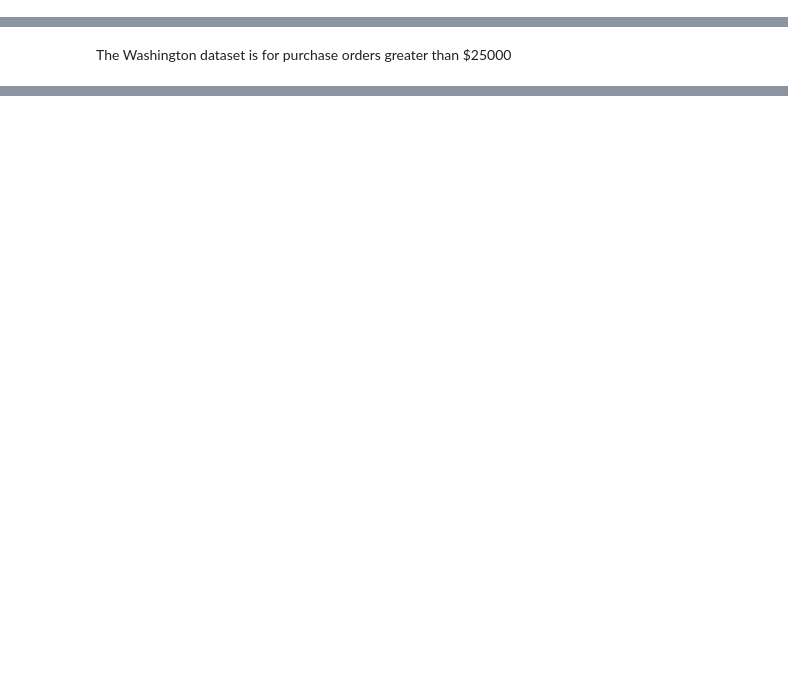
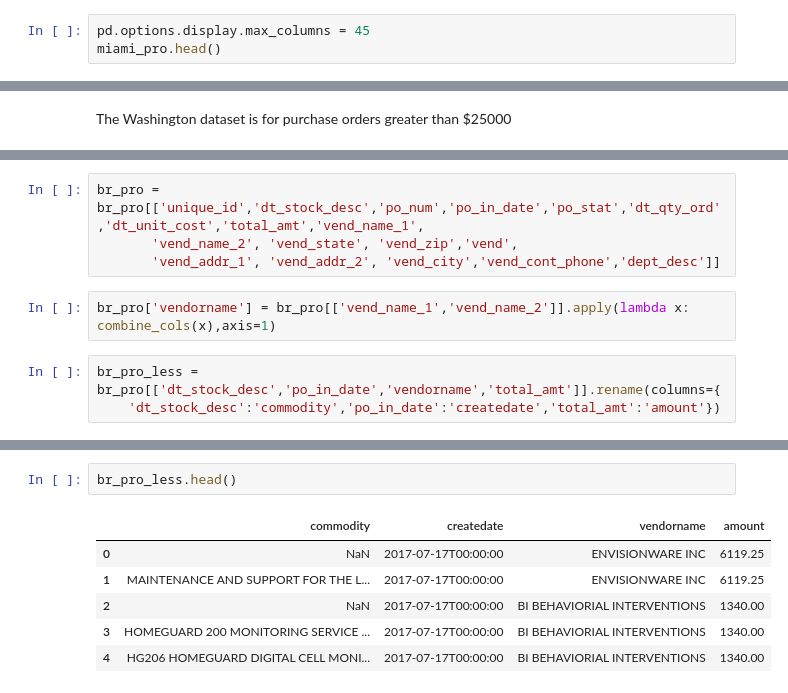
Before and after one commit to sunlightpolicy/open_data_standards_project, a Jupyter notebook: procurement.ipynb, the cells around one changed output, grey strips where cells are left out. Drawn from its saved outputs; the diff is of its cells as text; blank space fills up the shorter version.

```diff
--- a/procurement.ipynb
+++ b/procurement.ipynb
@@ -16,0 +7,3 @@ miami_pro.head()
+# %%
+pd.options.display.max_columns = 45
+miami_pro.head()
@@ -41,0 +71,9 @@ The Washington dataset is for purchase orders greater than $25000
+# %%
+br_pro = br_pro[['unique_id','dt_stock_desc','po_num','po_in_date','po_stat','dt_qty_ord','dt_unit_cost','total_amt','vend_name_1',
+       'vend_name_2', 'vend_state', 'vend_zip','vend',
+       'vend_addr_1', 'vend_addr_2', 'vend_city','vend_cont_phone','dept_desc']]
+# %%
+br_pro['vendorname'] = br_pro[['vend_name_1','vend_name_2']].apply(lambda x: combine_cols(x),axis=1)
+# %%
+br_pro_less = br_pro[['dt_stock_desc','po_in_date','vendorname','total_amt']].rename(columns={
+    'dt_stock_desc':'commodity','po_in_date':'createdate','total_amt':'amount'})
@@ -41,0 +166,9 @@ The Washington dataset is for purchase orders greater than $25000
+# %%
+br_pro_less.head()
+# %% [output]
+|  | commodity | createdate | vendorname | amount |
+| 0 | NaN | 2017-07-17T00:00:00 | ENVISIONWARE INC | 6119.25 |
+| 1 | MAINTENANCE AND SUPPORT FOR THE L... | 2017-07-17T00:00:00 | ENVISIONWARE INC | 6119.25 |
+| 2 | NaN | 2017-07-17T00:00:00 | BI BEHAVIORIAL INTERVENTIONS | 1340.00 |
+| 3 | HOMEGUARD 200 MONITORING SERVICE ... | 2017-07-17T00:00:00 | BI BEHAVIORIAL INTERVENTIONS | 1340.00 |
+| 4 | HG206 HOMEGUARD DIGITAL CELL MONI... | 2017-07-17T00:00:00 | BI BEHAVIORIAL INTERVENTIONS | 1340.00 |
```
Also changed, not shown: parts of 16 cells of this notebook, 3 other files.
